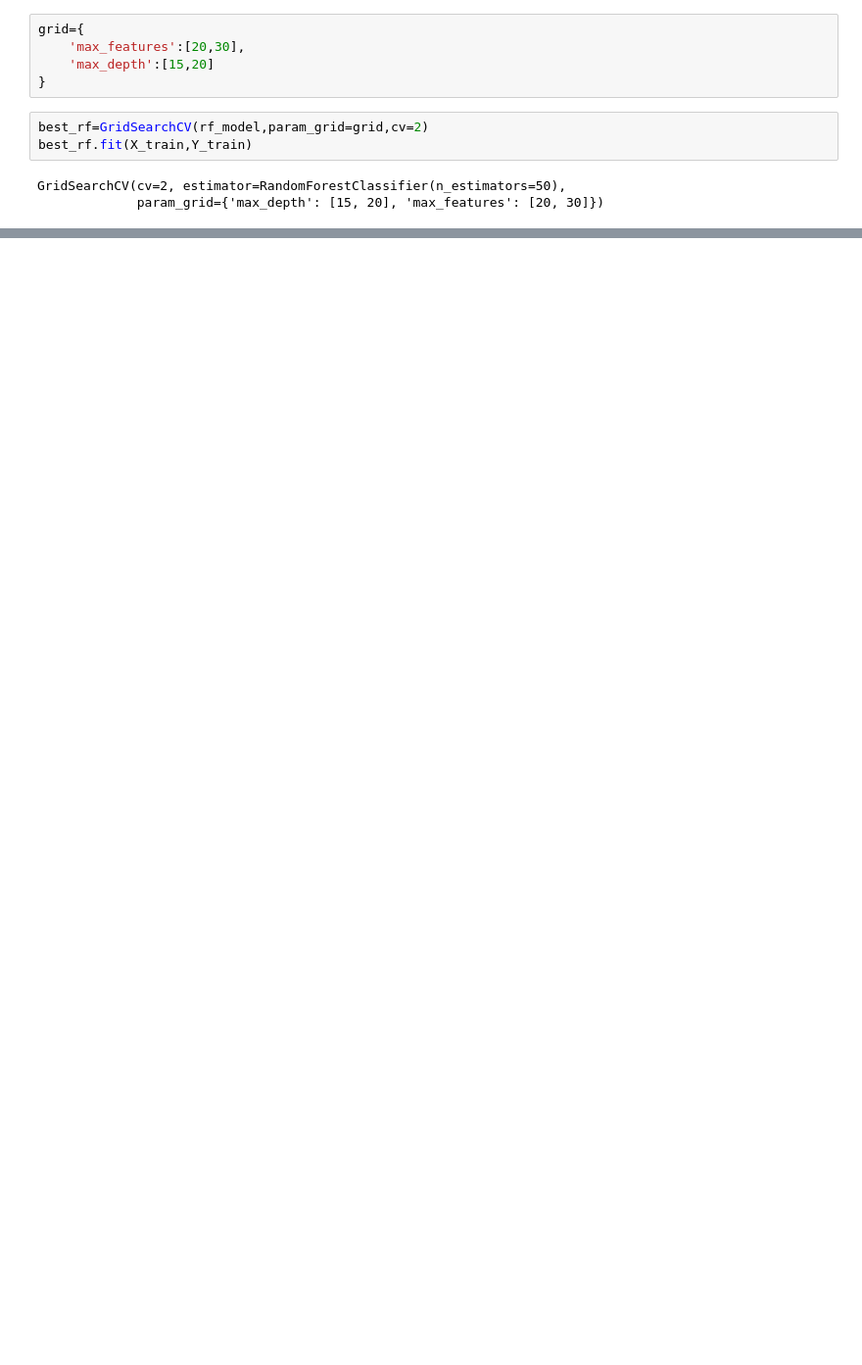
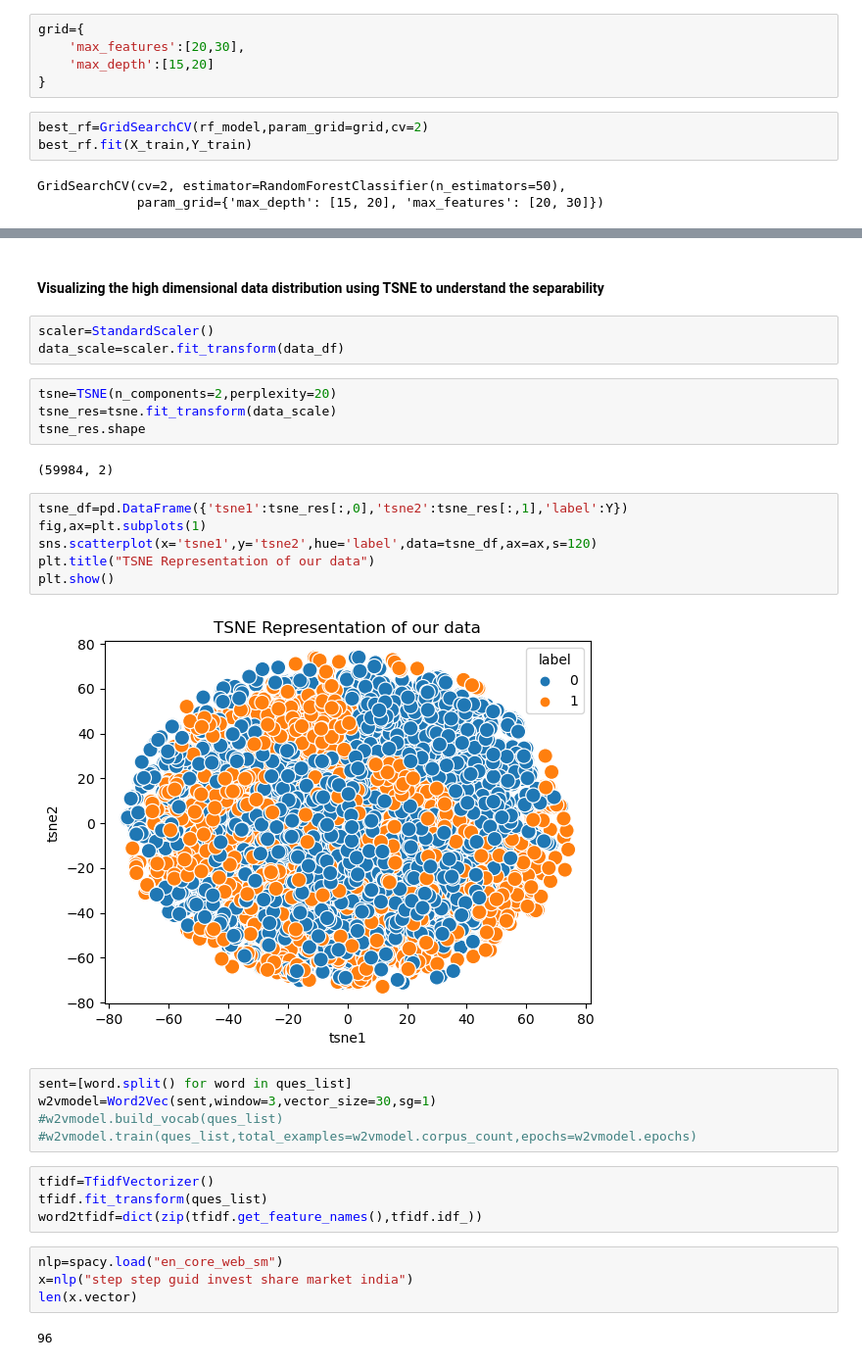
Before and after one commit to IMMRM/Question_Pair_Similarity, a Jupyter notebook: Notebooks/AdvancedFeatureEngineering.ipynb, the cells around one changed output, grey strips where cells are left out. Shown at 98% size. Drawn from its saved outputs; the diff is of its cells as text; blank space fills up the shorter version.

```diff
--- a/Notebooks/AdvancedFeatureEngineering.ipynb
+++ b/Notebooks/AdvancedFeatureEngineering.ipynb
@@ -264,0 +280,34 @@ array([[0.7497019 , 0.2502981 ],
+# %% [markdown]
+#### Visualizing the high dimensional data distribution using TSNE to understand the separability
+# %%
+scaler=StandardScaler()
+data_scale=scaler.fit_transform(data_df)
+# %%
+tsne=TSNE(n_components=2,perplexity=20)
+tsne_res=tsne.fit_transform(data_scale)
+tsne_res.shape
+# %% [output]
+(59984, 2)
+# %%
+tsne_df=pd.DataFrame({'tsne1':tsne_res[:,0],'tsne2':tsne_res[:,1],'label':Y})
+fig,ax=plt.subplots(1)
+sns.scatterplot(x='tsne1',y='tsne2',hue='label',data=tsne_df,ax=ax,s=120)
+plt.title("TSNE Representation of our data")
+plt.show()
+# %% [output]
+[figure, added]
+# %%
+sent=[word.split() for word in ques_list]
+w2vmodel=Word2Vec(sent,window=3,vector_size=30,sg=1)
+#w2vmodel.build_vocab(ques_list)
+#w2vmodel.train(ques_list,total_examples=w2vmodel.corpus_count,epochs=w2vmodel.epochs)
+# %%
+tfidf=TfidfVectorizer()
+tfidf.fit_transform(ques_list)
+word2tfidf=dict(zip(tfidf.get_feature_names(),tfidf.idf_))
+# %%
+nlp=spacy.load("en_core_web_sm")
+x=nlp("step step guid invest share market india")
+len(x.vector)
+# %% [output]
+96
```
Also changed, not shown: parts of 32 cells of this notebook, 6 other files.
